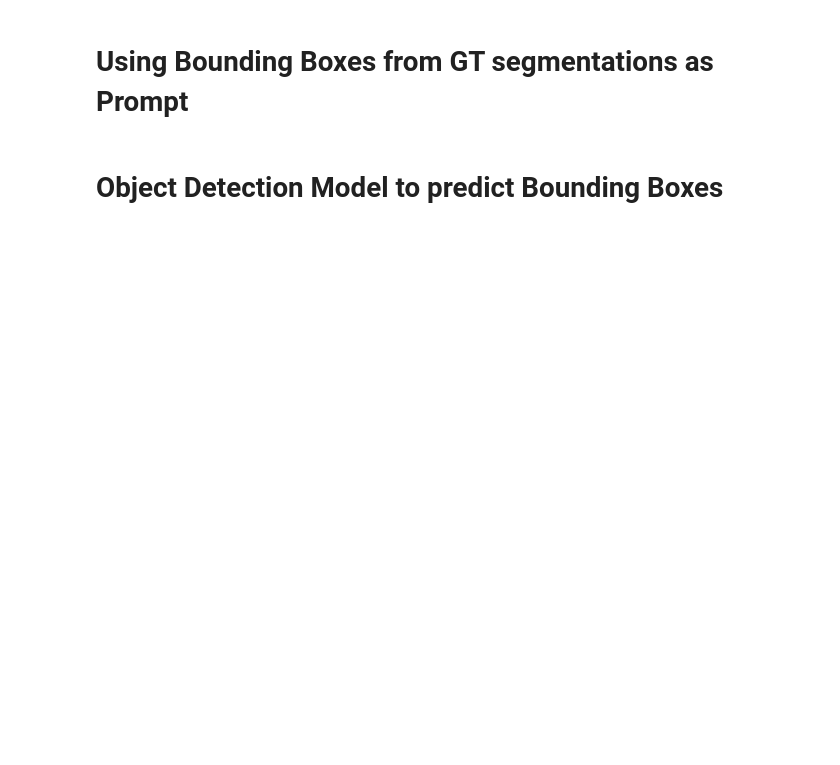
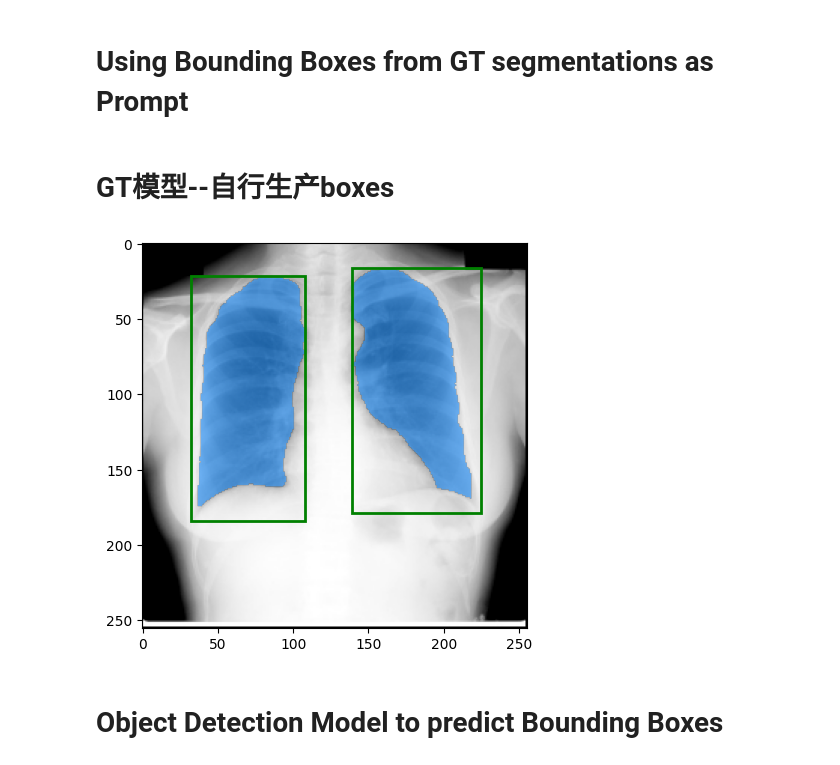
Before and after one commit to ZhenwenZhang1108/ADL-Assigenment1-Q3, a Jupyter notebook: sam_lung_xrays_1.ipynb, the cells around one changed output. Cells and saved outputs as stored; diff of their text form; code cells hidden in the pictures; blank space fills up the shorter version.

```diff
--- a/sam_lung_xrays_1.ipynb
+++ b/sam_lung_xrays_1.ipynb
@@ -315,0 +348,48 @@ Standard deviation: 0.1121
+# %% [markdown]
+# GT模型--自行生产boxes
+# %%
+def gt_box(y_target):
+  colrecord = list()
+  col_sum = np.sum(y_target, axis=0)
+  col = np.argwhere(col_sum==0)
+  for x in range(1,len(col)):
+    if(col[x]-col[x-1]!=1): colrecord.append(col[x-1][0]),colrecord.append(col[x][0]-1)
+#left
+  rowrecord1 = list()
+  row1 = np.sum(y_target[:,colrecord[0]:colrecord[1]], axis=1)
+  row1 = np.insert(row1, 0, [0])
+  row1 = np.append(row1,0)
+  row1 = np.argwhere(row1==0)
+
+  for x in range(1,len(row1)):
+    if(row1[x]-row1[x-1]!=1): rowrecord1.append(row1[x-1][0]-1),rowrecord1.append(row1[x][0]-2)
+#right
+  rowrecord2 = list()
+  row2 = np.sum(y_target[:,colrecord[2]:colrecord[3]], axis=1)
+  row2 = np.append(row2,0)
+  row2 = np.argwhere(row2==0)
+  for x in range(1,len(row2)):
+    if(row2[x]-row2[x-1]!=1): rowrecord2.append(row2[x-1][0]),rowrecord2.append(row2[x][0]-1)
+
+  return [[colrecord[0],rowrecord1[0],colrecord[1],rowrecord1[-1]],[colrecord[2],rowrecord2[0],colrecord[3],rowrecord2[-1]]]
+# %%
+example_img, example_mask = x_train[2], y_train[2]
+input_boxes = torch.tensor(gt_box(example_mask),device=predictor.device)
+predictor.set_image(example_img)
+transformed_boxes = predictor.transform.apply_boxes_torch(input_boxes, example_img.shape[:2])
+masks, scores, logits = predictor.predict_torch(
+    point_coords=None,
+    point_labels=None,
+    boxes=transformed_boxes,
+    multimask_output=False,
+)
+# %%
+plt.figure(figsize=(5,5))
+plt.imshow(x_train[2])
+show_box(gt_box(y_train[2])[0], plt.gca()) # You may also use other prompt methods!
+show_box(gt_box(y_train[2])[1], plt.gca())
+show_mask(masks[0].cpu()+masks[1].cpu(),plt.gca())
+plt.axis('on')
+plt.show()
+# %% [output]
+[figure, added]
```
Also changed, not shown: parts of 35 cells of this notebook.
